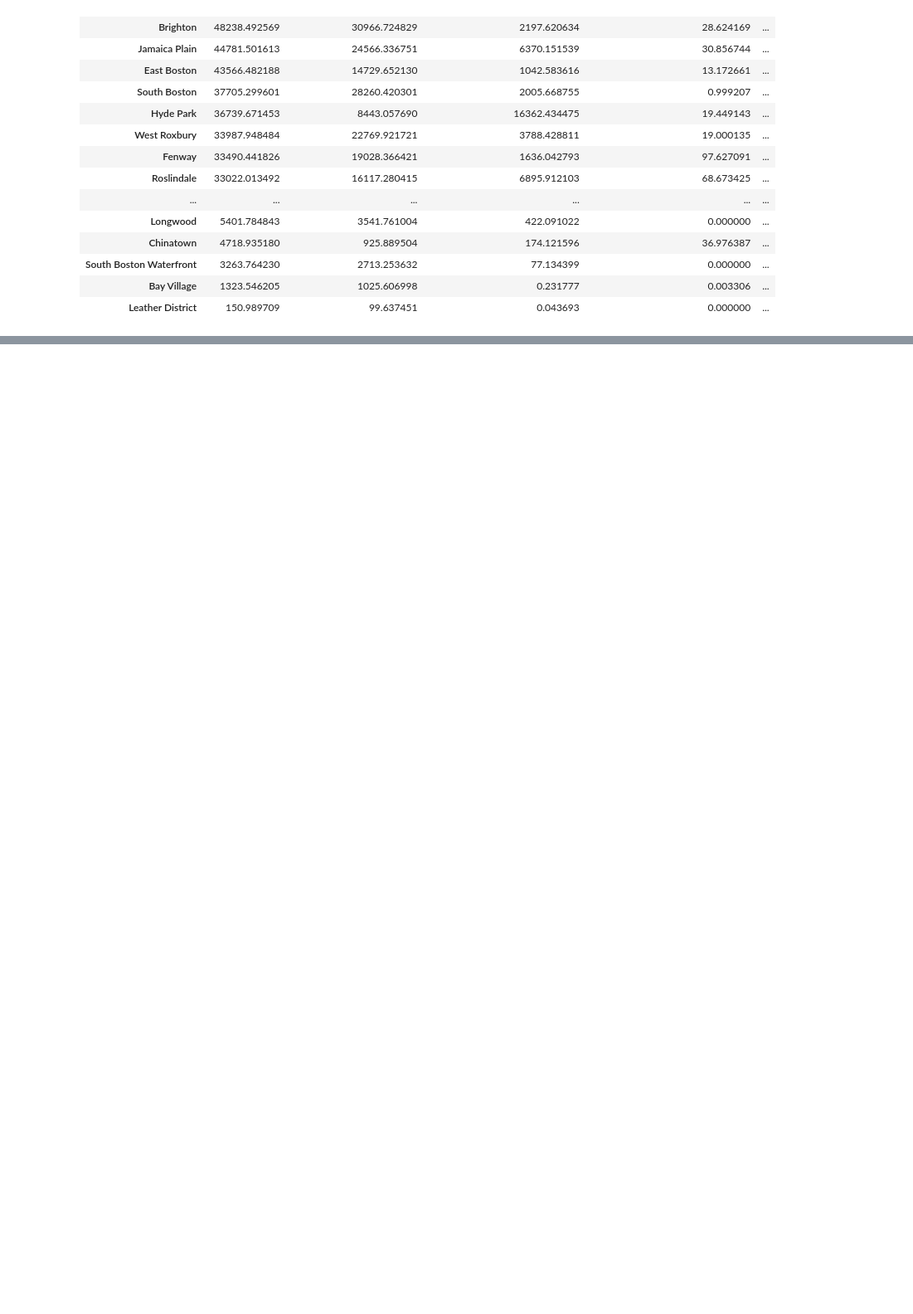
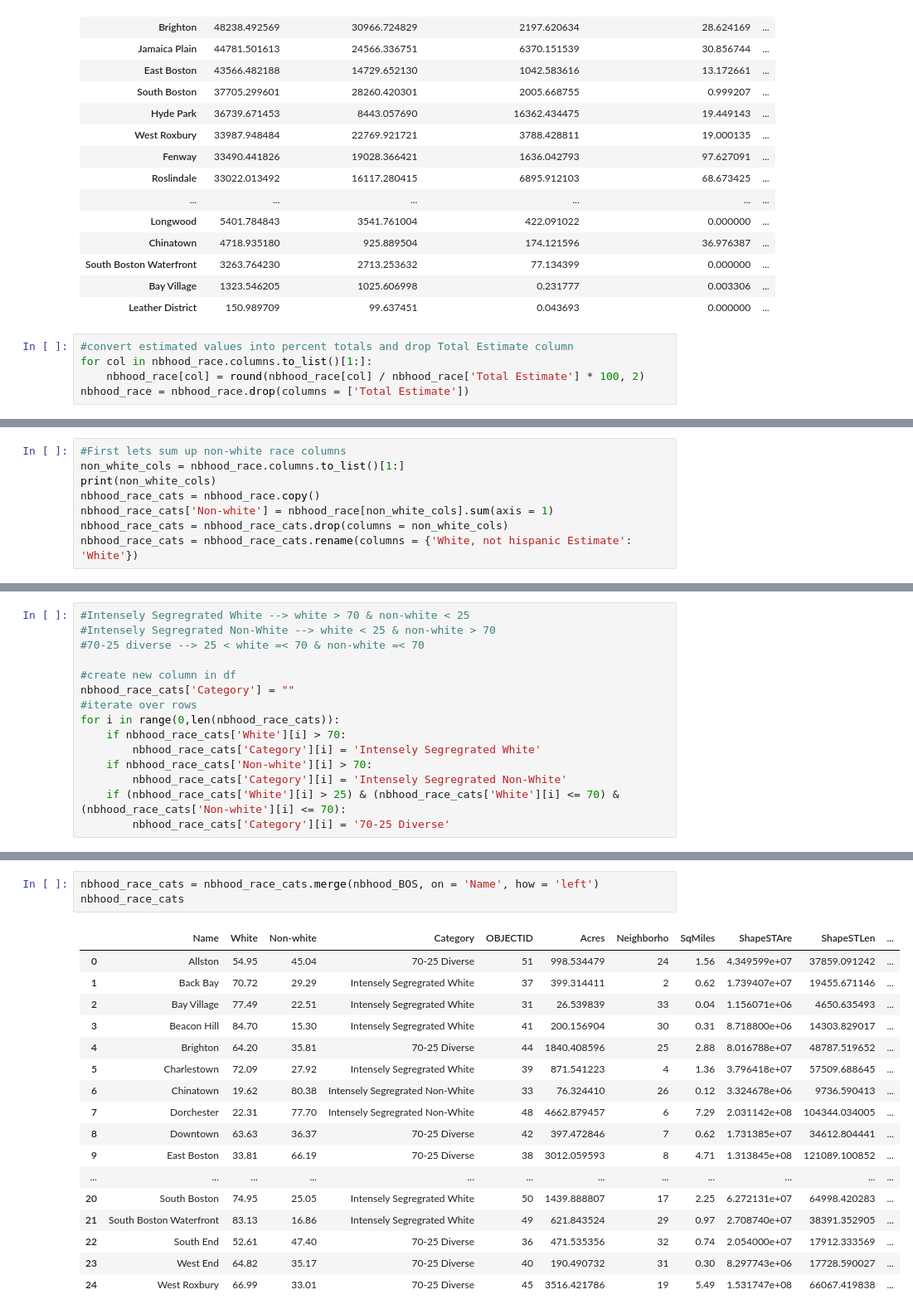
Before and after one commit to emj1020/RacialDotMap_DiversityIndex, a Jupyter notebook: Scripts/01_BOS_BlockGroups_DescriptiveAnalysis.ipynb, the cells around one changed output, grey strips where cells are left out. Shown at 83% size. Saved outputs shown, nothing was run; the diff lists cells and outputs as text; blank space fills up the shorter version.

```diff
--- a/Scripts/01_BOS_BlockGroups_DescriptiveAnalysis.ipynb
+++ b/Scripts/01_BOS_BlockGroups_DescriptiveAnalysis.ipynb
@@ -339,3 +339,8 @@ nbhood_race.sort_values('Total Estimate', ascending = False)
 | South Boston Waterfront | 3263.764230 | 2713.253632 | 77.134399 | 0.000000 | ... |
 | Bay Village | 1323.546205 | 1025.606998 | 0.231777 | 0.003306 | ... |
 | Leather District | 150.989709 | 99.637451 | 0.043693 | 0.000000 | ... |
+# %%
+#convert estimated values into percent totals and drop Total Estimate column
+for col in nbhood_race.columns.to_list()[1:]:
+    nbhood_race[col] = round(nbhood_race[col] / nbhood_race['Total Estimate'] * 100, 2)
+nbhood_race = nbhood_race.drop(columns = ['Total Estimate'])
@@ -341,0 +385,8 @@ nbhood_race.sort_values('Total Estimate', ascending = False)
+# %%
+#First lets sum up non-white race columns
+non_white_cols = nbhood_race.columns.to_list()[1:]
+print(non_white_cols)
+nbhood_race_cats = nbhood_race.copy()
+nbhood_race_cats['Non-white'] = nbhood_race[non_white_cols].sum(axis = 1)
+nbhood_race_cats = nbhood_race_cats.drop(columns = non_white_cols)
+nbhood_race_cats = nbhood_race_cats.rename(columns = {'White, not hispanic Estimate': 'White'})
@@ -341,0 +416,15 @@ nbhood_race.sort_values('Total Estimate', ascending = False)
+# %%
+#Intensely Segregrated White --> white > 70 & non-white < 25
+#Intensely Segregrated Non-White --> white < 25 & non-white > 70
+#70-25 diverse --> 25 < white =< 70 & non-white =< 70
+
+#create new column in df
+nbhood_race_cats['Category'] = ""
+#iterate over rows
+for i in range(0,len(nbhood_race_cats)):
+    if nbhood_race_cats['White'][i] > 70:
+        nbhood_race_cats['Category'][i] = 'Intensely Segregrated White'
+    if nbhood_race_cats['Non-white'][i] > 70:
+        nbhood_race_cats['Category'][i] = 'Intensely Segregrated Non-White'
+    if (nbhood_race_cats['White'][i] > 25) & (nbhood_race_cats['White'][i] <= 70) & (nbhood_race_cats['Non-white'][i] <= 70):
+        nbhood_race_cats['Category'][i] = '70-25 Diverse'
@@ -341,0 +461,21 @@ nbhood_race.sort_values('Total Estimate', ascending = False)
+# %%
+nbhood_race_cats = nbhood_race_cats.merge(nbhood_BOS, on = 'Name', how = 'left')
+nbhood_race_cats
+# %% [output]
+|  | Name | White | Non-white | Category | OBJECTID | Acres | Neighborho | SqMiles | ShapeSTAre | ShapeSTLen | ... |
+| 0 | Allston | 54.95 | 45.04 | 70-25 Diverse | 51 | 998.534479 | 24 | 1.56 | 4.349599e+07 | 37859.091242 | ... |
+| 1 | Back Bay | 70.72 | 29.29 | Intensely Segregrated White | 37 | 399.314411 | 2 | 0.62 | 1.739407e+07 | 19455.671146 | ... |
+| 2 | Bay Village | 77.49 | 22.51 | Intensely Segregrated White | 31 | 26.539839 | 33 | 0.04 | 1.156071e+06 | 4650.635493 | ... |
+| 3 | Beacon Hill | 84.70 | 15.30 | Intensely Segregrated White | 41 | 200.156904 | 30 | 0.31 | 8.718800e+06 | 14303.829017 | ... |
+| 4 | Brighton | 64.20 | 35.81 | 70-25 Diverse | 44 | 1840.408596 | 25 | 2.88 | 8.016788e+07 | 48787.519652 | ... |
+| 5 | Charlestown | 72.09 | 27.92 | Intensely Segregrated White | 39 | 871.541223 | 4 | 1.36 | 3.796418e+07 | 57509.688645 | ... |
+| 6 | Chinatown | 19.62 | 80.38 | Intensely Segregrated Non-White | 33 | 76.324410 | 26 | 0.12 | 3.324678e+06 | 9736.590413 | ... |
+| 7 | Dorchester | 22.31 | 77.70 | Intensely Segregrated Non-White | 48 | 4662.879457 | 6 | 7.29 | 2.031142e+08 | 104344.034005 | ... |
+| 8 | Downtown | 63.63 | 36.37 | 70-25 Diverse | 42 | 397.472846 | 7 | 0.62 | 1.731385e+07 | 34612.804441 | ... |
+| 9 | East Boston | 33.81 | 66.19 | 70-25 Diverse | 38 | 3012.059593 | 8 | 4.71 | 1.313845e+08 | 121089.100852 | ... |
+| ... | ... | ... | ... | ... | ... | ... | ... | ... | ... | ... | ... |
+| 20 | South Boston | 74.95 | 25.05 | Intensely Segregrated White | 50 | 1439.888807 | 17 | 2.25 | 6.272131e+07 | 64998.420283 | ... |
+| 21 | South Boston Waterfront | 83.13 | 16.86 | Intensely Segregrated White | 49 | 621.843524 | 29 | 0.97 | 2.708740e+07 | 38391.352905 | ... |
+| 22 | South End | 52.61 | 47.40 | 70-25 Diverse | 36 | 471.535356 | 32 | 0.74 | 2.054000e+07 | 17912.333569 | ... |
+| 23 | West End | 64.82 | 35.17 | 70-25 Diverse | 40 | 190.490732 | 31 | 0.30 | 8.297743e+06 | 17728.590027 | ... |
+| 24 | West Roxbury | 66.99 | 33.01 | 70-25 Diverse | 45 | 3516.421786 | 19 | 5.49 | 1.531747e+08 | 66067.419838 | ... |
```
Also changed, not shown: parts of 10 cells of this notebook.
